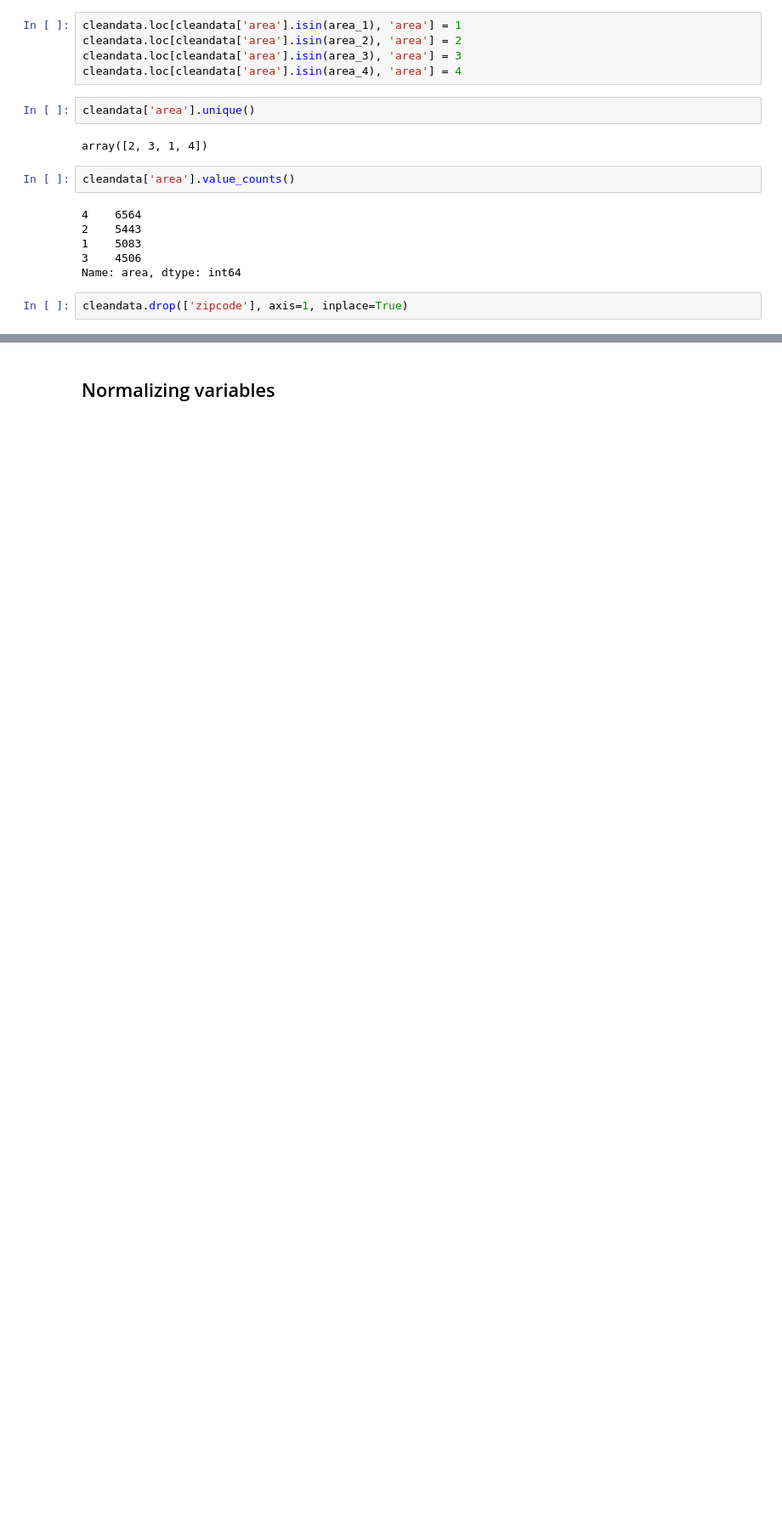
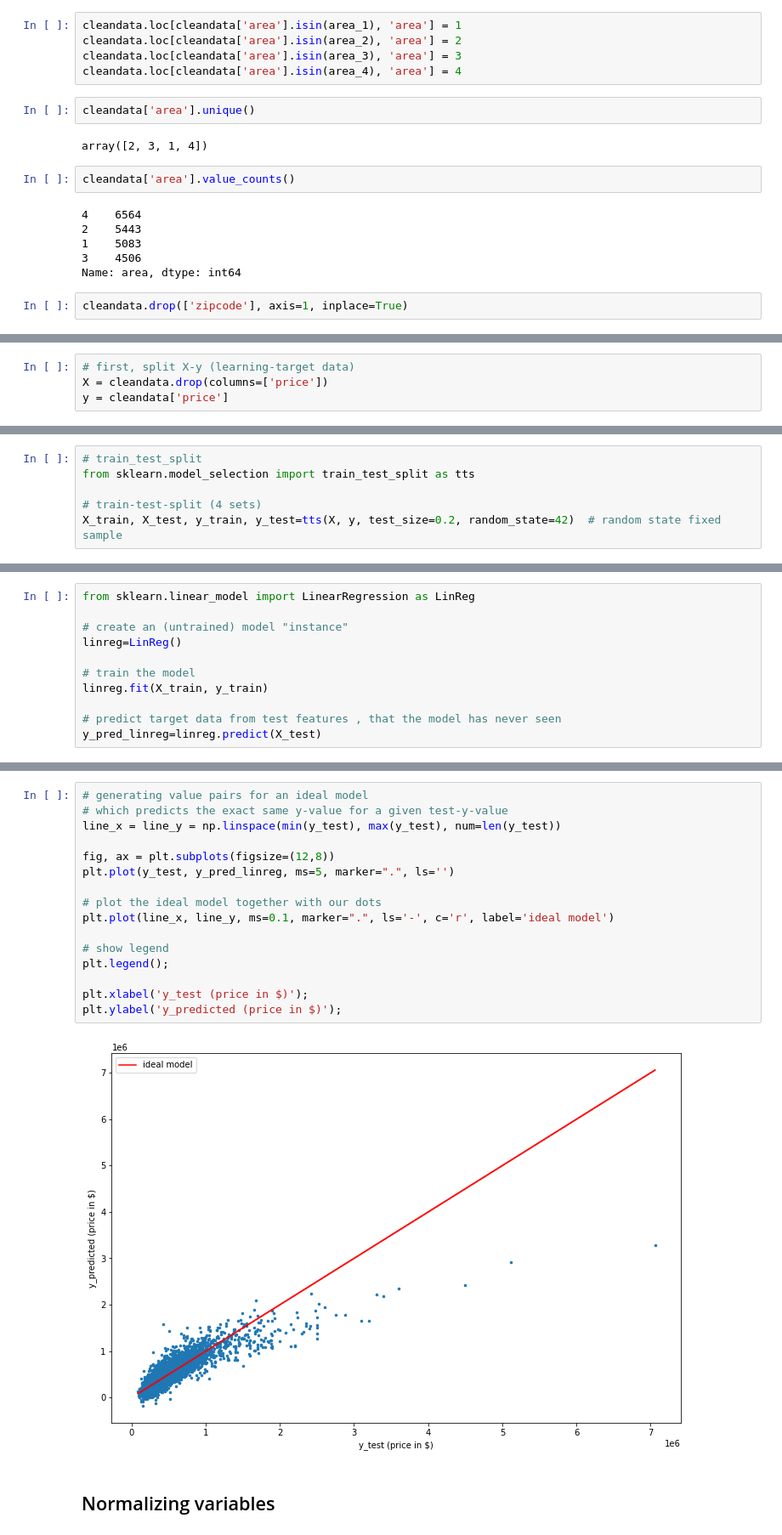
Before and after one commit to samcana/project_house, a Jupyter notebook: realestate_Isabel.ipynb, the cells around one changed output, grey strips where cells are left out. Shown: that part at 85% size. Saved outputs shown, nothing was run; the diff lists cells and outputs as text; blank space fills up the shorter version.

```diff
--- a/realestate_Isabel.ipynb
+++ b/realestate_Isabel.ipynb
@@ -270,0 +287,4 @@ cleandata.head()
+# %%
+# first, split X-y (learning-target data)
+X = cleandata.drop(columns=['price'])
+y = cleandata['price']
@@ -270,0 +298,6 @@ cleandata.head()
+# %%
+# train_test_split
+from sklearn.model_selection import train_test_split as tts
+
+# train-test-split (4 sets)
+X_train, X_test, y_train, y_test=tts(X, y, test_size=0.2, random_state=42)  # random state fixed sample
@@ -270,0 +306,11 @@ cleandata.head()
+# %%
+from sklearn.linear_model import LinearRegression as LinReg
+
+# create an (untrained) model "instance"
+linreg=LinReg()
+
+# train the model
+linreg.fit(X_train, y_train)
+
+# predict target data from test features , that the model has never seen
+y_pred_linreg=linreg.predict(X_test)
@@ -271,2 +339,20 @@ cleandata.head()
+# %%
+# generating value pairs for an ideal model
+# which predicts the exact same y-value for a given test-y-value
+line_x = line_y = np.linspace(min(y_test), max(y_test), num=len(y_test))
+
+fig, ax = plt.subplots(figsize=(12,8))
+plt.plot(y_test, y_pred_linreg, ms=5, marker=".", ls='')
+
+# plot the ideal model together with our dots
+plt.plot(line_x, line_y, ms=0.1, marker=".", ls='-', c='r', label='ideal model')
+
+# show legend
+plt.legend();
+
+plt.xlabel('y_test (price in $)');
+plt.ylabel('y_predicted (price in $)');
+# %% [output]
+[figure, added]
 # %% [markdown]
 ## Normalizing variables
```
Also changed, not shown: parts of 16 cells of this notebook.
